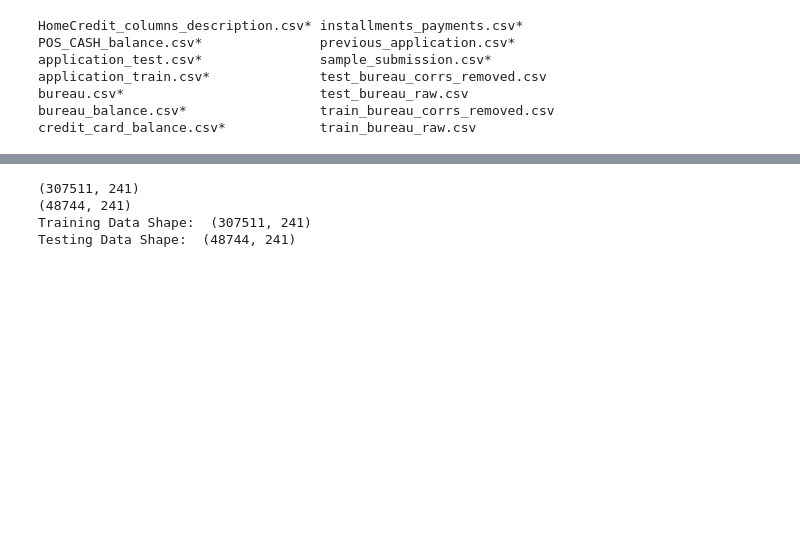
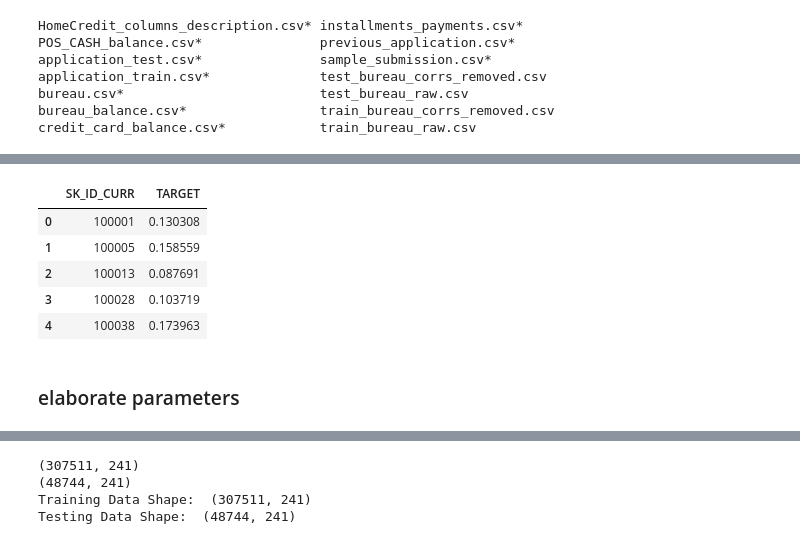
Before and after one commit to dongzhang84/Kaggle, a Jupyter notebook: Home Credit Default Risk/Home_Credit_3.ipynb, the cells around one changed output, grey strips where cells are left out. Saved outputs shown, nothing was run; the diff lists cells and outputs as text; code cells hidden in the pictures; blank space fills up the shorter version.

```diff
--- a/Home Credit Default Risk/Home_Credit_3.ipynb
+++ b/Home Credit Default Risk/Home_Credit_3.ipynb
@@ -332,5 +340,5 @@ credit_card_balance.csv*            train_bureau_raw.csv
 # %%
 # Load data
 
-df_train = pd.read_csv('data/application_train.csv')
-df_test = pd.read_csv('data/application_test.csv')
+df_train = pd.read_csv('data/train_bureau_raw.csv')
+df_test = pd.read_csv('data/test_bureau_raw.csv')
@@ -336,0 +367,23 @@ df_test = pd.read_csv('data/application_test.csv')
+# %%
+features = list(df_train.columns)
+
+#test = df_test.copy()
+
+
+# Median imputation of missing values
+imputer = Imputer(strategy = 'median')
+
+# Scale each feature to 0-1
+scaler = MinMaxScaler(feature_range = (0, 1))
+
+# Fit on the training data
+imputer.fit(df_train)
+
+# Transform both training and testing data
+train = imputer.transform(df_train)
+test = imputer.transform(df_test)
+
+# Repeat with the scaler
+scaler.fit(train)
+train = scaler.transform(train)
+test = scaler.transform(test)
@@ -336,0 +392,6 @@ df_test = pd.read_csv('data/application_test.csv')
+# %%
+from xgboost.sklearn import XGBClassifier
+
+
+xgb = XGBClassifier(max_depth=6, learning_rate=0.01, n_estimators=200)
+xgb.fit(train, labels)
@@ -336,0 +406,12 @@ df_test = pd.read_csv('data/application_test.csv')
+# %%
+predictions = xgb.predict_proba(test)[:, 1]
+# %%
+result = pd.DataFrame({'SK_ID_CURR': test_ids, 'TARGET': predictions})
+result.head()
+# %% [output]
+|  | SK_ID_CURR | TARGET |
+| 0 | 100001 | 0.130308 |
+| 1 | 100005 | 0.158559 |
+| 2 | 100013 | 0.087691 |
+| 3 | 100028 | 0.103719 |
+| 4 | 100038 | 0.173963 |
@@ -336,0 +421,2 @@ df_test = pd.read_csv('data/application_test.csv')
+# %% [markdown]
+### elaborate parameters
```
Also changed, not shown: parts of 21 cells of this notebook.
